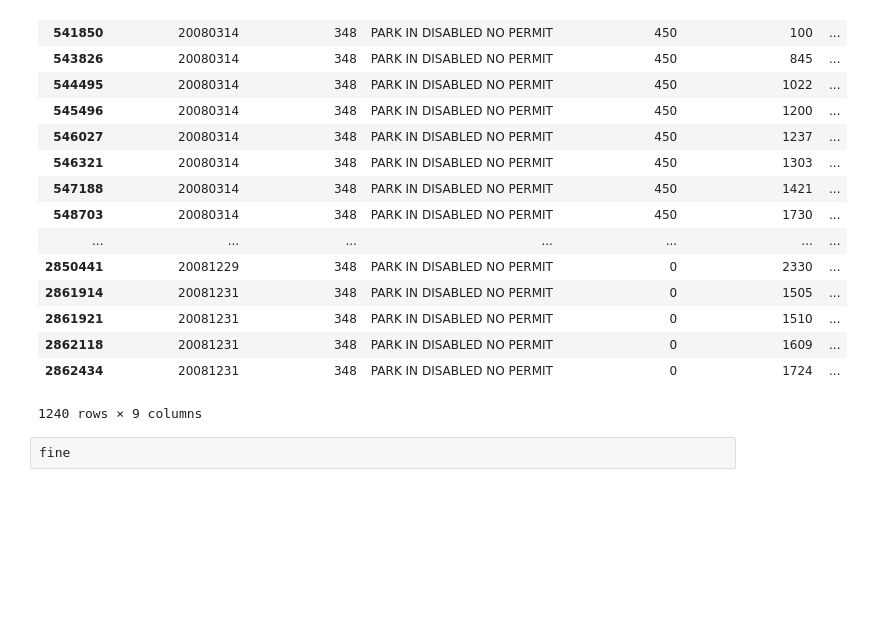
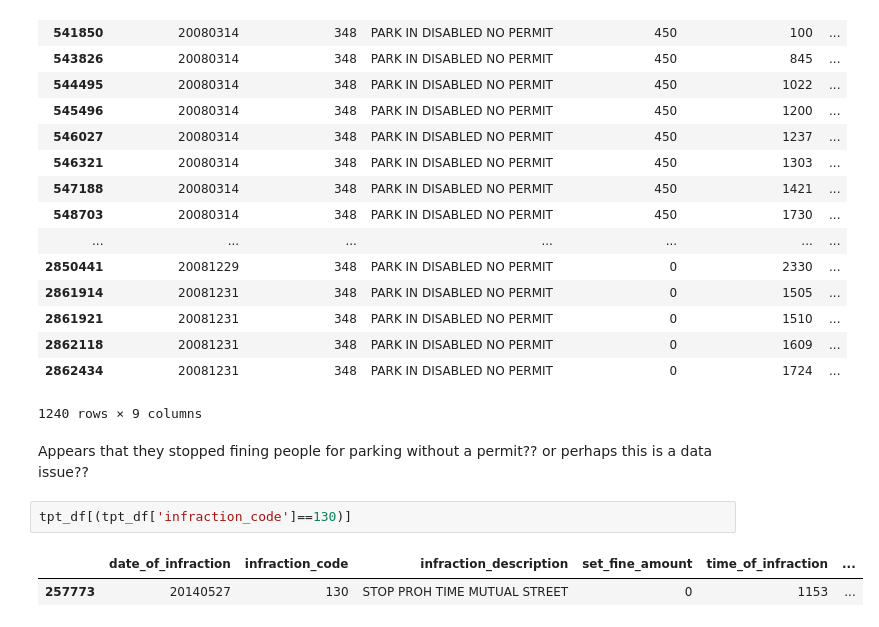
Before and after one commit to ian-whitestone/toronto-parking-tickets, a Jupyter notebook: toronto_parking_tickets/Toronto Parking Tickets EDA 2.ipynb, the cells around one changed output. Cells and saved outputs as stored; diff of their text form; blank space fills up the shorter version.

Commit message:
-bash fine amount exceptions

```diff
--- a/toronto_parking_tickets/Toronto Parking Tickets EDA 2.ipynb
+++ b/toronto_parking_tickets/Toronto Parking Tickets EDA 2.ipynb
@@ -177,5 +189,10 @@ tpt_df[(tpt_df['infraction_code']==348) & (tpt_df['year']==2008)]
 | 2862118 | 20081231 | 348 | PARK IN DISABLED NO PERMIT | 0 | 1609 | ... |
 | 2862434 | 20081231 | 348 | PARK IN DISABLED NO PERMIT | 0 | 1724 | ... |
 1240 rows × 9 columns
-# %%
-fine
+# %% [markdown]
+Appears that they stopped fining people for parking without a permit?? or perhaps this is a data issue??
+# %%
+tpt_df[(tpt_df['infraction_code']==130)]
+# %% [output]
+|  | date_of_infraction | infraction_code | infraction_description | set_fine_amount | time_of_infraction | ... |
+| 257773 | 20140527 | 130 | STOP PROH TIME MUTUAL STREET | 0 | 1153 | ... |
```
Also changed, not shown: parts of 1 cell of this notebook.
